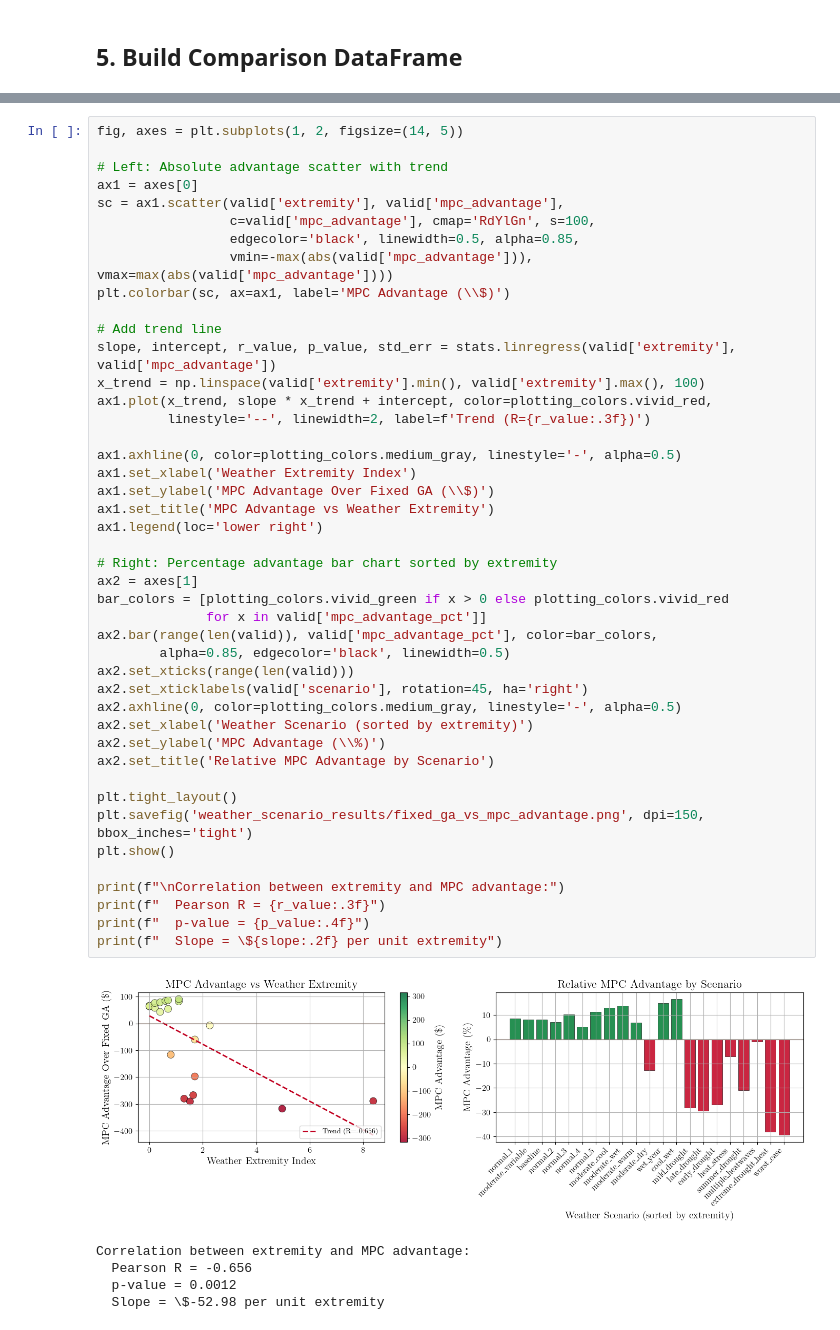
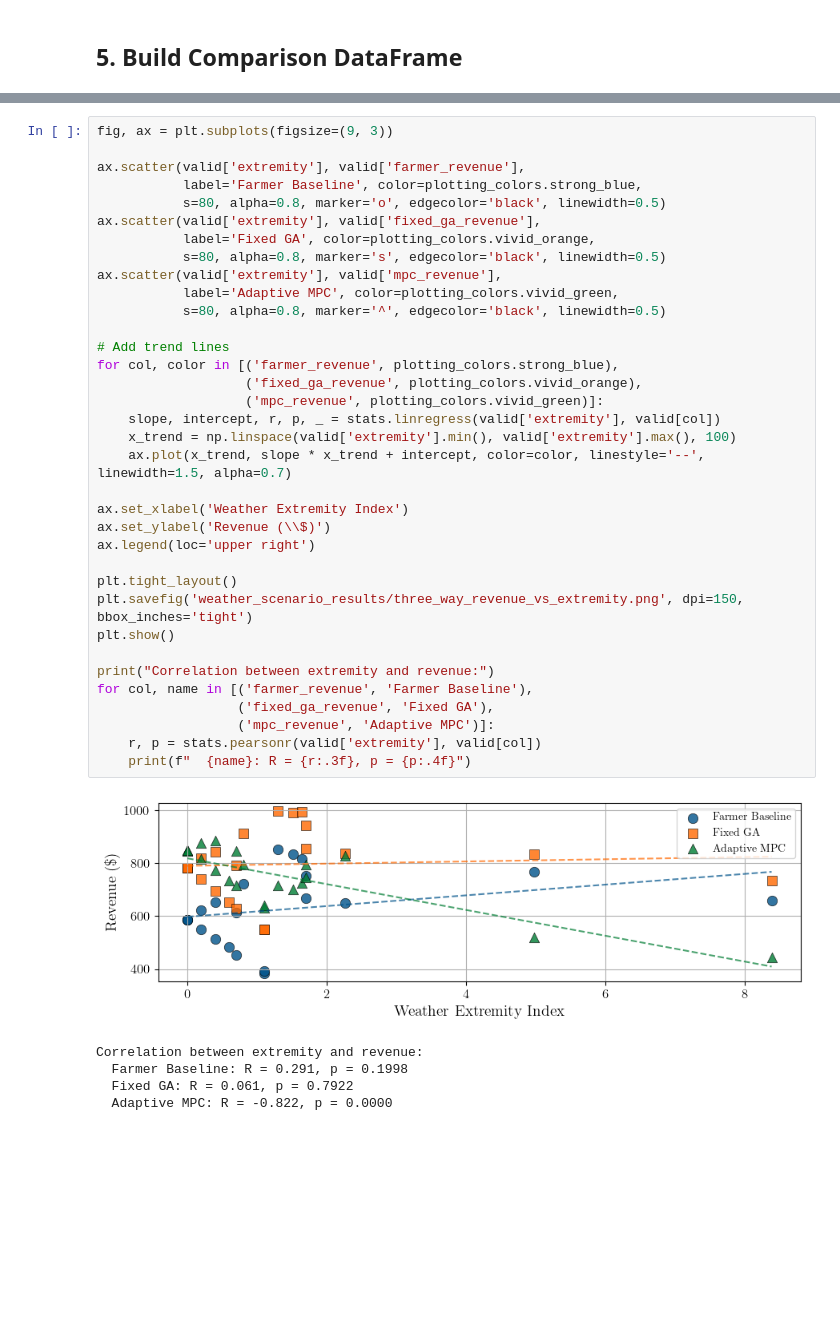
Before and after one commit to carlacupcake/smartfarm, a Jupyter notebook: src/smartfarm/examples/weather/ga_fixed_vs_mpc_comparison.ipynb, the cells around one changed output, grey strips where cells are left out. Drawn from its saved outputs; the diff is of its cells as text; blank space fills up the shorter version.

```diff
--- a/src/smartfarm/examples/weather/ga_fixed_vs_mpc_comparison.ipynb
+++ b/src/smartfarm/examples/weather/ga_fixed_vs_mpc_comparison.ipynb
@@ -378,51 +339,42 @@ This is the key plot showing that MPC's advantage over the fixed strategy grows
 # %%
-fig, axes = plt.subplots(1, 2, figsize=(14, 5))
+fig, ax = plt.subplots(figsize=(9, 3))
 
-# Left: Absolute advantage scatter with trend
-ax1 = axes[0]
-sc = ax1.scatter(valid['extremity'], valid['mpc_advantage'],
-                 c=valid['mpc_advantage'], cmap='RdYlGn', s=100,
-                 edgecolor='black', linewidth=0.5, alpha=0.85,
-                 vmin=-max(abs(valid['mpc_advantage'])), vmax=max(abs(valid['mpc_advantage'])))
-plt.colorbar(sc, ax=ax1, label='MPC Advantage (\\$)')
+ax.scatter(valid['extremity'], valid['farmer_revenue'],
+           label='Farmer Baseline', color=plotting_colors.strong_blue,
+           s=80, alpha=0.8, marker='o', edgecolor='black', linewidth=0.5)
+ax.scatter(valid['extremity'], valid['fixed_ga_revenue'],
+           label='Fixed GA', color=plotting_colors.vivid_orange,
+           s=80, alpha=0.8, marker='s', edgecolor='black', linewidth=0.5)
+ax.scatter(valid['extremity'], valid['mpc_revenue'],
+           label='Adaptive MPC', color=plotting_colors.vivid_green,
+           s=80, alpha=0.8, marker='^', edgecolor='black', linewidth=0.5)
 
-# Add trend line
-slope, intercept, r_value, p_value, std_err = stats.linregress(valid['extremity'], valid['mpc_advantage'])
-x_trend = np.linspace(valid['extremity'].min(), valid['extremity'].max(), 100)
-ax1.plot(x_trend, slope * x_trend + intercept, color=plotting_colors.vivid_red,
-         linestyle='--', linewidth=2, label=f'Trend (R={r_value:.3f})')
+# Add trend lines
+for col, color in [('farmer_revenue', plotting_colors.strong_blue),
+                   ('fixed_ga_revenue', plotting_colors.vivid_orange),
+                   ('mpc_revenue', plotting_colors.vivid_green)]:
+    slope, intercept, r, p, _ = stats.linregress(valid['extremity'], valid[col])
+    x_trend = np.linspace(valid['extremity'].min(), valid['extremity'].max(), 100)
+    ax.plot(x_trend, slope * x_trend + intercept, color=color, linestyle='--', linewidth=1.5, alpha=0.7)
 
-ax1.axhline(0, color=plotting_colors.medium_gray, linestyle='-', alpha=0.5)
-ax1.set_xlabel('Weather Extremity Index')
-ax1.set_ylabel('MPC Advantage Over Fixed GA (\\$)')
-ax1.set_title('MPC Advantage vs Weather Extremity')
-ax1.legend(loc='lower right')
-
-# Right: Percentage advantage bar chart sorted by extremity
-ax2 = axes[1]
-bar_colors = [plotting_colors.vivid_green if x > 0 else plotting_colors.vivid_red
-              for x in valid['mpc_advantage_pct']]
-ax2.bar(range(len(valid)), valid['mpc_advantage_pct'], color=bar_colors,
-        alpha=0.85, edgecolor='black', linewidth=0.5)
-ax2.set_xticks(range(len(valid)))
-ax2.set_xticklabels(valid['scenario'], rotation=45, ha='right')
-ax2.axhline(0, color=plotting_colors.medium_gray, linestyle='-', alpha=0.5)
-ax2.set_xlabel('Weather Scenario (sorted by extremity)')
-ax2.set_ylabel('MPC Advantage (\\%)')
-ax2.set_title('Relative MPC Advantage by Scenario')
+ax.set_xlabel('Weather Extremity Index')
+ax.set_ylabel('Revenue (\\$)')
+ax.legend(loc='upper right')
 
 plt.tight_layout()
-plt.savefig('weather_scenario_results/fixed_ga_vs_mpc_advantage.png', dpi=150, bbox_inches='tight')
+plt.savefig('weather_scenario_results/three_way_revenue_vs_extremity.png', dpi=150, bbox_inches='tight')
 plt.show()
 
-print(f"\nCorrelation between extremity and MPC advantage:")
-print(f"  Pearson R = {r_value:.3f}")
-print(f"  p-value = {p_value:.4f}")
-print(f"  Slope = \${slope:.2f} per unit extremity")
+print("Correlation between extremity and revenue:")
+for col, name in [('farmer_revenue', 'Farmer Baseline'),
+                  ('fixed_ga_revenue', 'Fixed GA'),
+                  ('mpc_revenue', 'Adaptive MPC')]:
+    r, p = stats.pearsonr(valid['extremity'], valid[col])
+    print(f"  {name}: R = {r:.3f}, p = {p:.4f}")
 # %% [output]
-[figure, old version]
+[figure, new version]
-Correlation between extremity and MPC advantage:
-  Pearson R = -0.656
-  p-value = 0.0012
-  Slope = \$-52.98 per unit extremity
+Correlation between extremity and revenue:
+  Farmer Baseline: R = 0.291, p = 0.1998
+  Fixed GA: R = 0.061, p = 0.7922
+  Adaptive MPC: R = -0.822, p = 0.0000
 # %% [markdown]
```
Also changed, not shown: parts of 46 cells of this notebook, 37 other files.
